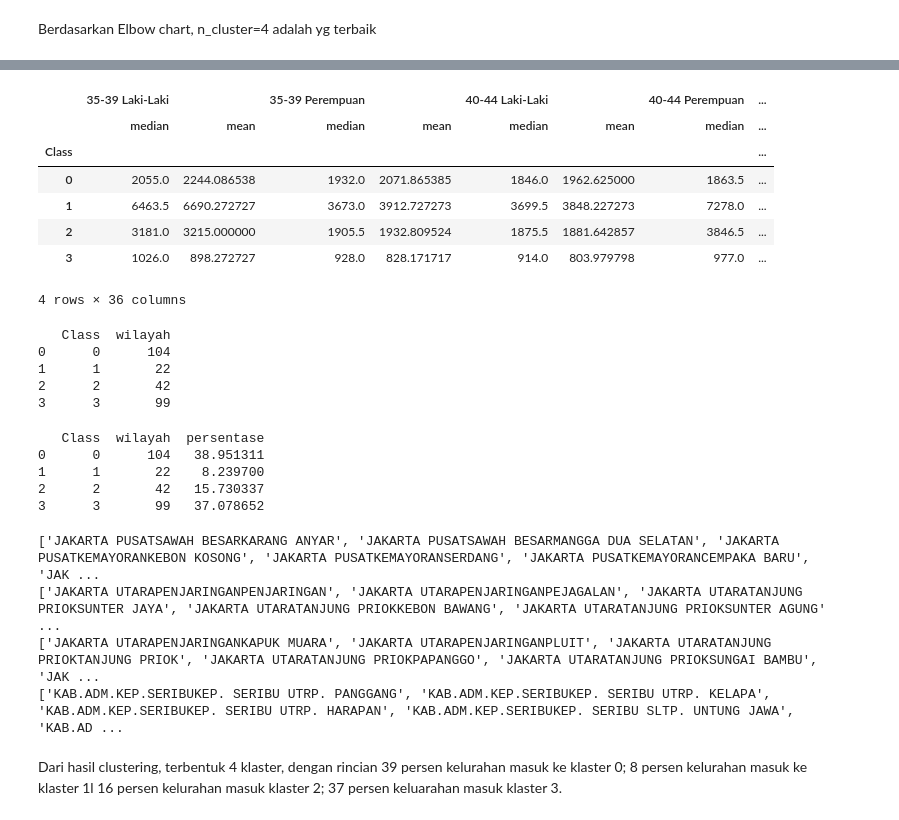
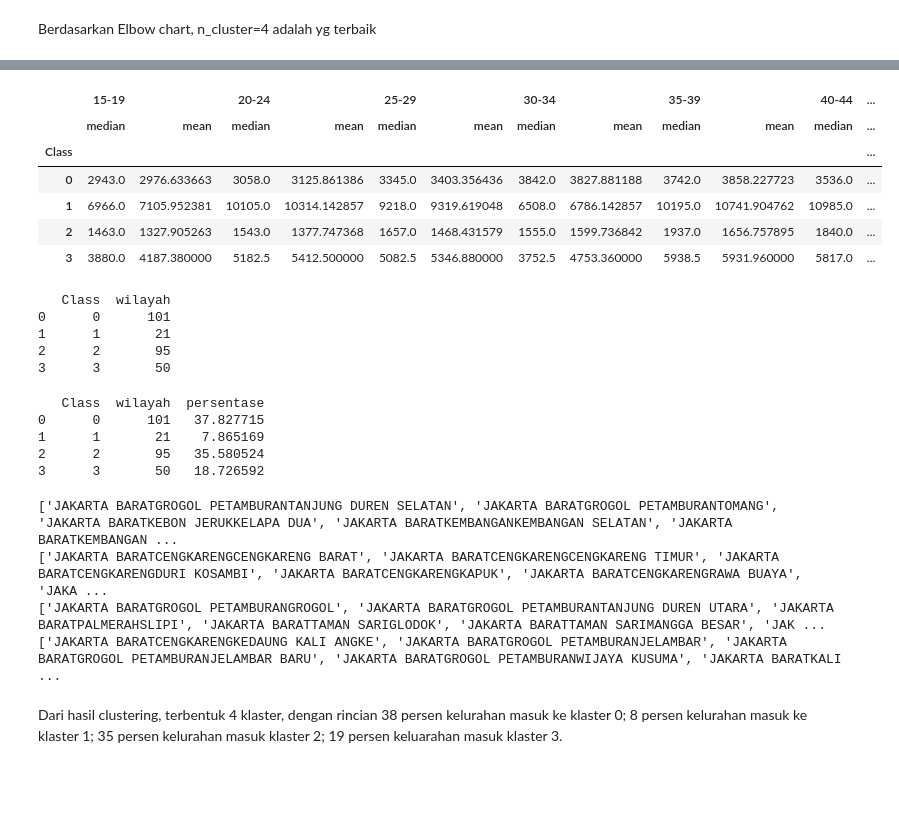
Before and after one commit to tsancode/Population5, a Jupyter notebook: Kmeans cluster.ipynb, the cells around one changed output, grey strips where cells are left out. Cells and saved outputs as stored; diff of their text form; code cells hidden in the pictures; blank space fills up the shorter version.

```diff
--- a/Kmeans cluster.ipynb
+++ b/Kmeans cluster.ipynb
@@ -79,8 +120,8 @@ memory usage: 39.8+ KB
 # %%
-ds.set_index("NAMA KELURAHAN",inplace=True)
+ds2013.set_index("wilayah",inplace=True)
 # %%
 #Percobaan 4 klaster
-kmeans4 = KMeans(n_clusters=4)
-kmeans4.fit(ds)
+kmeans2013_4 = KMeans(n_clusters=4)
+kmeans2013_4.fit(ds2013)
 # %% [output]
 KMeans(n_clusters=4)
@@ -108,0 +128,5 @@ ds_pred4
+# %%
+pred2013_4 = kmeans2013_4.fit_predict(ds2013)
+# %%
+ds2013_pred4 = ds2013.copy()
+ds2013_pred4['Class']=pred2013_4
@@ -138,12 +179,11 @@ print(silhouette_avg4)
 # %%
-ds_pred4.groupby("Class").agg([np.median,np.mean])
+ds2013_pred4.groupby("Class").agg([np.median,np.mean])
 # %% [output]
-|  | 35-39 Laki-Laki |  | 35-39 Perempuan |  | 40-44 Laki-Laki |  | 40-44 Perempuan | ... |
-|  | median | mean | median | mean | median | mean | median | ... |
-| Class |  |  |  |  |  |  |  | ... |
-| 0 | 2055.0 | 2244.086538 | 1932.0 | 2071.865385 | 1846.0 | 1962.625000 | 1863.5 | ... |
-| 1 | 6463.5 | 6690.272727 | 3673.0 | 3912.727273 | 3699.5 | 3848.227273 | 7278.0 | ... |
-| 2 | 3181.0 | 3215.000000 | 1905.5 | 1932.809524 | 1875.5 | 1881.642857 | 3846.5 | ... |
-| 3 | 1026.0 | 898.272727 | 928.0 | 828.171717 | 914.0 | 803.979798 | 977.0 | ... |
+|  | 15-19 |  | 20-24 |  | 25-29 |  | 30-34 |  | 35-39 |  | 40-44 | ... |
+|  | median | mean | median | mean | median | mean | median | mean | median | mean | median | ... |
+| Class |  |  |  |  |  |  |  |  |  |  |  | ... |
+| 0 | 2943.0 | 2976.633663 | 3058.0 | 3125.861386 | 3345.0 | 3403.356436 | 3842.0 | 3827.881188 | 3742.0 | 3858.227723 | 3536.0 | ... |
+| 1 | 6966.0 | 7105.952381 | 10105.0 | 10314.142857 | 9218.0 | 9319.619048 | 6508.0 | 6786.142857 | 10195.0 | 10741.904762 | 10985.0 | ... |
+| 2 | 1463.0 | 1327.905263 | 1543.0 | 1377.747368 | 1657.0 | 1468.431579 | 1555.0 | 1599.736842 | 1937.0 | 1656.757895 | 1840.0 | ... |
+| 3 | 3880.0 | 4187.380000 | 5182.5 | 5412.500000 | 5082.5 | 5346.880000 | 3752.5 | 4753.360000 | 5938.5 | 5931.960000 | 5817.0 | ... |
-4 rows × 36 columns
 # %%
@@ -151,32 +191,32 @@ ds_pred4['wilayah']=ds_pred4.index
 # %%
-hasil = ds_pred4.groupby("Class")['wilayah'].count().reset_index()
-print(hasil)
+hasil2013 = ds2013_pred4.groupby("Class")['wilayah'].count().reset_index()
+print(hasil2013)
 # %% [output]
    Class  wilayah
-0      0      104
-1      1       22
-2      2       42
-3      3       99
+0      0      101
+1      1       21
+2      2       95
+3      3       50
 # %%
-hasil['persentase'] = 100 * hasil['wilayah']  / hasil['wilayah'].sum()
-print(hasil)
+hasil2013['persentase'] = 100 * hasil2013['wilayah']  / hasil2013['wilayah'].sum()
+print(hasil2013)
 # %% [output]
    Class  wilayah  persentase
-0      0      104   38.951311
-1      1       22    8.239700
-2      2       42   15.730337
-3      3       99   37.078652
+0      0      101   37.827715
+1      1       21    7.865169
+2      2       95   35.580524
+3      3       50   18.726592
 # %%
 """
-daftar = ds_pred4.groupby("Class")['wilayah'].apply(list)
+daftar = ds2013_pred4.groupby("Class")['wilayah'].apply(list)
 print(daftar[0])
 print(daftar[1])
 print(daftar[2])
 print(daftar[3])"""
 # %% [output]
-['JAKARTA PUSATSAWAH BESARKARANG ANYAR', 'JAKARTA PUSATSAWAH BESARMANGGA DUA SELATAN', 'JAKARTA PUSATKEMAYORANKEBON KOSONG', 'JAKARTA PUSATKEMAYORANSERDANG', 'JAKARTA PUSATKEMAYORANCEMPAKA BARU', 'JAK ...
-['JAKARTA UTARAPENJARINGANPENJARINGAN', 'JAKARTA UTARAPENJARINGANPEJAGALAN', 'JAKARTA UTARATANJUNG PRIOKSUNTER JAYA', 'JAKARTA UTARATANJUNG PRIOKKEBON BAWANG', 'JAKARTA UTARATANJUNG PRIOKSUNTER AGUNG' ...
-['JAKARTA UTARAPENJARINGANKAPUK MUARA', 'JAKARTA UTARAPENJARINGANPLUIT', 'JAKARTA UTARATANJUNG PRIOKTANJUNG PRIOK', 'JAKARTA UTARATANJUNG PRIOKPAPANGGO', 'JAKARTA UTARATANJUNG PRIOKSUNGAI BAMBU', 'JAK ...
-['KAB.ADM.KEP.SERIBUKEP. SERIBU UTRP. PANGGANG', 'KAB.ADM.KEP.SERIBUKEP. SERIBU UTRP. KELAPA', 'KAB.ADM.KEP.SERIBUKEP. SERIBU UTRP. HARAPAN', 'KAB.ADM.KEP.SERIBUKEP. SERIBU SLTP. UNTUNG JAWA', 'KAB.AD ...
+['JAKARTA BARATGROGOL PETAMBURANTANJUNG DUREN SELATAN', 'JAKARTA BARATGROGOL PETAMBURANTOMANG', 'JAKARTA BARATKEBON JERUKKELAPA DUA', 'JAKARTA BARATKEMBANGANKEMBANGAN SELATAN', 'JAKARTA BARATKEMBANGAN ...
+['JAKARTA BARATCENGKARENGCENGKARENG BARAT', 'JAKARTA BARATCENGKARENGCENGKARENG TIMUR', 'JAKARTA BARATCENGKARENGDURI KOSAMBI', 'JAKARTA BARATCENGKARENGKAPUK', 'JAKARTA BARATCENGKARENGRAWA BUAYA', 'JAKA ...
+['JAKARTA BARATGROGOL PETAMBURANGROGOL', 'JAKARTA BARATGROGOL PETAMBURANTANJUNG DUREN UTARA', 'JAKARTA BARATPALMERAHSLIPI', 'JAKARTA BARATTAMAN SARIGLODOK', 'JAKARTA BARATTAMAN SARIMANGGA BESAR', 'JAK ...
+['JAKARTA BARATCENGKARENGKEDAUNG KALI ANGKE', 'JAKARTA BARATGROGOL PETAMBURANJELAMBAR', 'JAKARTA BARATGROGOL PETAMBURANJELAMBAR BARU', 'JAKARTA BARATGROGOL PETAMBURANWIJAYA KUSUMA', 'JAKARTA BARATKALI ...
 # %% [markdown]
-Dari hasil clustering, terbentuk 4 klaster, dengan rincian  39 persen kelurahan masuk ke klaster 0; 8 persen kelurahan masuk ke klaster 1l 16 persen kelurahan masuk klaster 2; 37 persen keluarahan masuk klaster 3.
+Dari hasil clustering, terbentuk 4 klaster, dengan rincian  38 persen kelurahan masuk ke klaster 0; 8 persen kelurahan masuk ke klaster 1; 35 persen kelurahan masuk klaster 2; 19 persen keluarahan masuk klaster 3.
```
Also changed, not shown: parts of 42 cells of this notebook.
